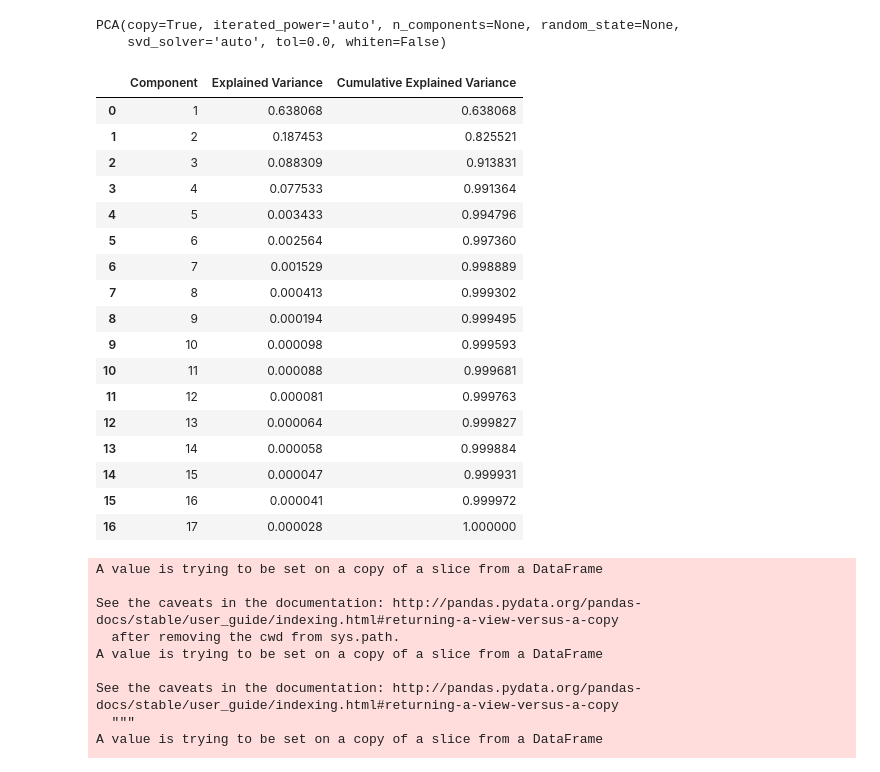
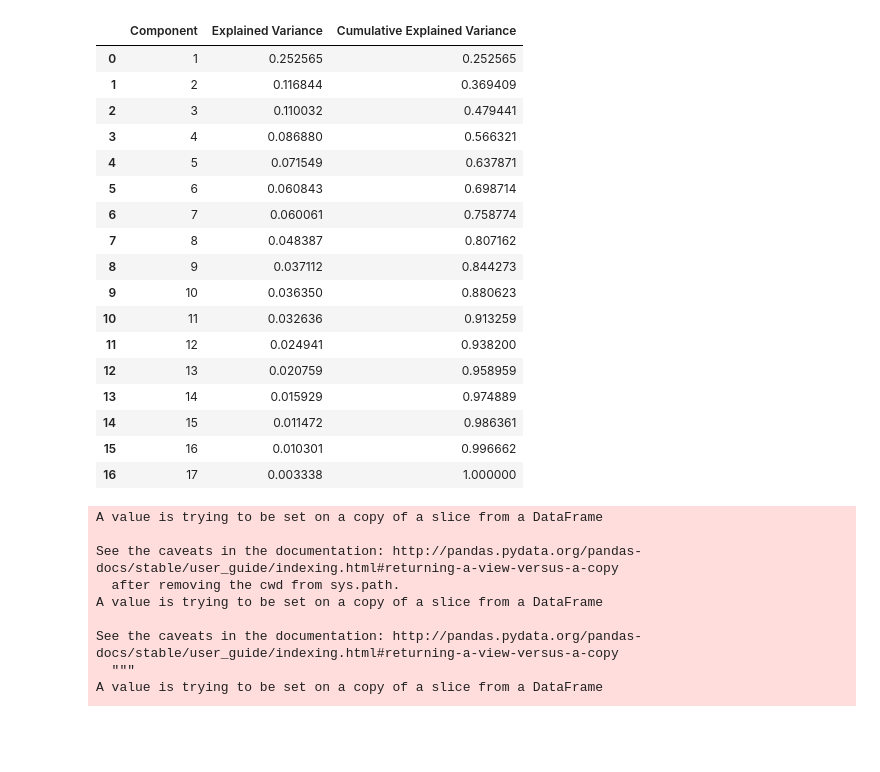
Before and after one commit to Galiold/data-mining-sap, a Jupyter notebook: phase-2/Python/sum.ipynb, the cells around one changed output. Saved outputs shown, nothing was run; the diff lists cells and outputs as text; code cells hidden in the pictures; blank space fills up the shorter version.

```diff
--- a/phase-2/Python/sum.ipynb
+++ b/phase-2/Python/sum.ipynb
@@ -24,40 +42,39 @@ df_numeric.iloc[:,1:].head()
-# %%
-from sklearn.decomposition import PCA
-pca = PCA()
-pca.fit(df_numeric.iloc[:,1:])
-# %% [output]
-PCA(copy=True, iterated_power='auto', n_components=None, random_state=None,
-    svd_solver='auto', tol=0.0, whiten=False)
 # %%
+df_normal = pd.read_csv('../../Data/SAP_normal.csv')
+df_normal.iloc[:,1:].head()
+
+from sklearn.decomposition import PCA
+pca = PCA()
+pca.fit(df_normal.iloc[:, 1:])
+
 explained_variance_ratio = pca.explained_variance_ratio_
 cum_explained_variance_ratio = np.cumsum(pca.explained_variance_ratio_)
 lst = []
 for i in range (0, len(explained_variance_ratio)):
   lst.append([i+1, round(explained_variance_ratio[i],6), cum_explained_variance_ratio[i]])
 
-
 pca_predictor = pd.DataFrame(lst)
 pca_predictor.columns = ['Component', 'Explained Variance', 'Cumulative Explained Variance']
 pca_predictor
 # %% [output]
 |  | Component | Explained Variance | Cumulative Explained Variance |
-| 0 | 1 | 0.638068 | 0.638068 |
-| 1 | 2 | 0.187453 | 0.825521 |
-| 2 | 3 | 0.088309 | 0.913831 |
-| 3 | 4 | 0.077533 | 0.991364 |
-| 4 | 5 | 0.003433 | 0.994796 |
-| 5 | 6 | 0.002564 | 0.997360 |
-| 6 | 7 | 0.001529 | 0.998889 |
-| 7 | 8 | 0.000413 | 0.999302 |
-| 8 | 9 | 0.000194 | 0.999495 |
-| 9 | 10 | 0.000098 | 0.999593 |
-| 10 | 11 | 0.000088 | 0.999681 |
-| 11 | 12 | 0.000081 | 0.999763 |
-| 12 | 13 | 0.000064 | 0.999827 |
-| 13 | 14 | 0.000058 | 0.999884 |
-| 14 | 15 | 0.000047 | 0.999931 |
-| 15 | 16 | 0.000041 | 0.999972 |
-| 16 | 17 | 0.000028 | 1.000000 |
+| 0 | 1 | 0.252565 | 0.252565 |
+| 1 | 2 | 0.116844 | 0.369409 |
+| 2 | 3 | 0.110032 | 0.479441 |
+| 3 | 4 | 0.086880 | 0.566321 |
+| 4 | 5 | 0.071549 | 0.637871 |
+| 5 | 6 | 0.060843 | 0.698714 |
+| 6 | 7 | 0.060061 | 0.758774 |
+| 7 | 8 | 0.048387 | 0.807162 |
+| 8 | 9 | 0.037112 | 0.844273 |
+| 9 | 10 | 0.036350 | 0.880623 |
+| 10 | 11 | 0.032636 | 0.913259 |
+| 11 | 12 | 0.024941 | 0.938200 |
+| 12 | 13 | 0.020759 | 0.958959 |
+| 13 | 14 | 0.015929 | 0.974889 |
+| 14 | 15 | 0.011472 | 0.986361 |
+| 15 | 16 | 0.010301 | 0.996662 |
+| 16 | 17 | 0.003338 | 1.000000 |
 # %%
 df = pd.read_csv('../../Data/SAP.csv')
 df.rename(index=str, columns={'gender':'Gender', 'NationalITy':'Nationality','raisedhands':'RaisedHands', 'VisITedResources':'VisitedResources'},inplace=True)
```
Also changed, not shown: parts of 39 cells of this notebook.
